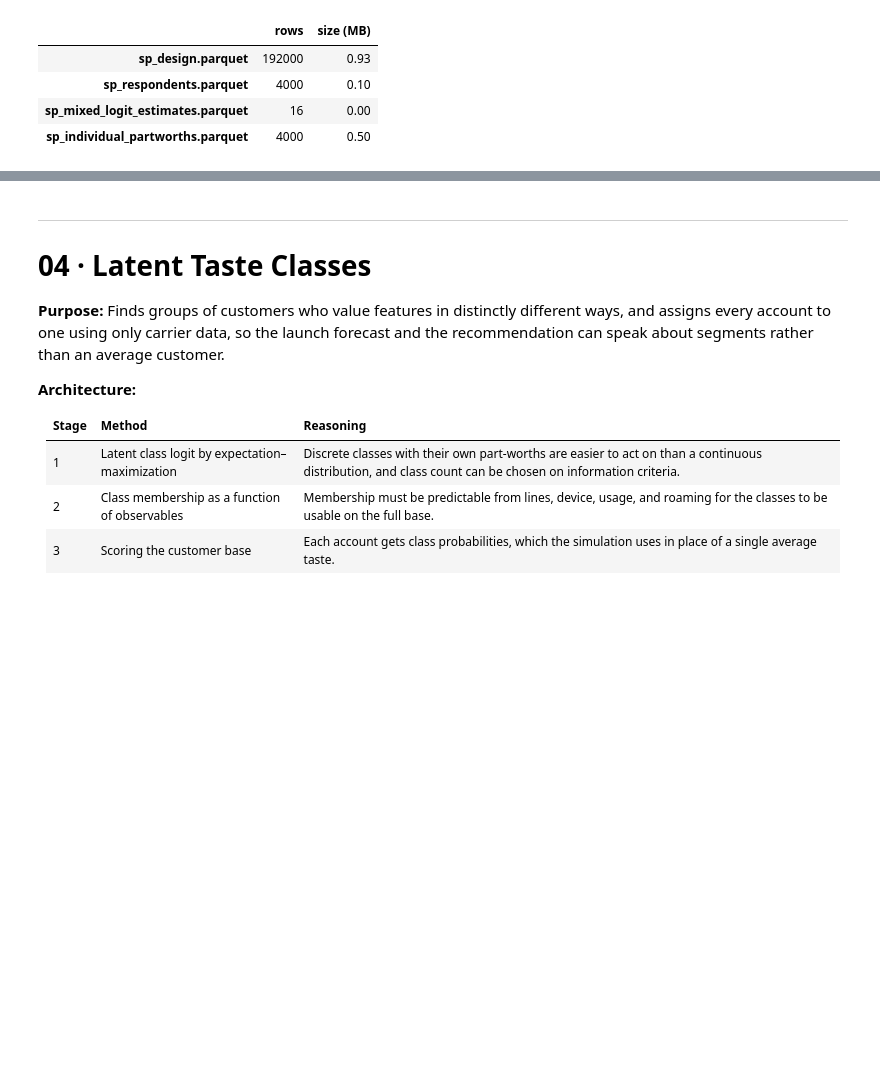
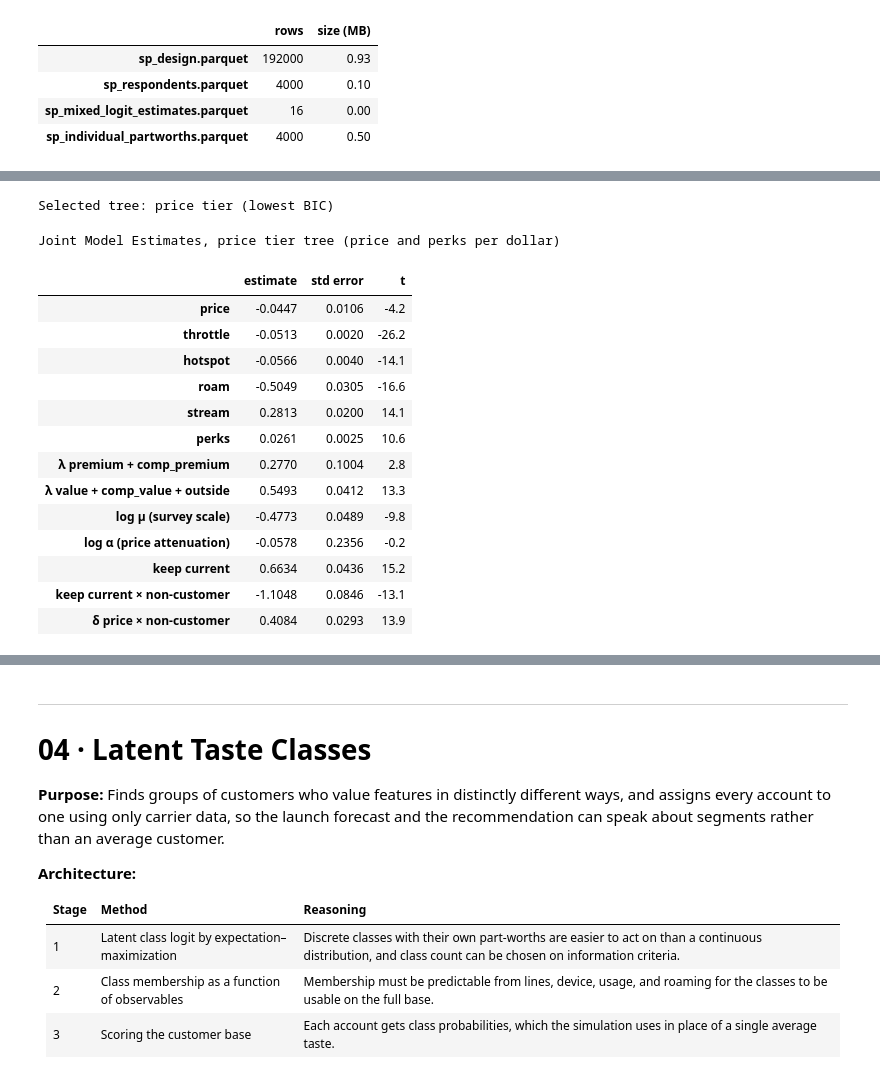
Before and after one commit to paforsey/data-science-portfolio, a Jupyter notebook: case-studies/rate-plan-cannibalization/01_choice_model_estimation.ipynb, the cells around one changed output, grey strips where cells are left out. Saved outputs shown, nothing was run; the diff lists cells and outputs as text; code cells hidden in the pictures; blank space fills up the shorter version.

```diff
--- a/case-studies/rate-plan-cannibalization/01_choice_model_estimation.ipynb
+++ b/case-studies/rate-plan-cannibalization/01_choice_model_estimation.ipynb
@@ -1491,0 +1804,42 @@ display(pd.DataFrame({'rows': [len(df) for df in exports.values()], 'size (MB)':
+# %%
+# Estimate Standard Errors for the Selected Tree
+SELECTED_TREE = min(joint_fits, key = lambda t: comparison.loc[t, 'BIC'])
+theta_joint = joint_fits[SELECTED_TREE].x
+names_joint = joint_names(SELECTED_TREE)
+
+step = 1e-5
+hessian = np.column_stack([
+    (joint_likelihood(theta_joint + e, SELECTED_TREE)[1] - joint_likelihood(theta_joint - e, SELECTED_TREE)[1]) / (2 * step)
+    for e in np.eye(len(theta_joint)) * step
+])
+hessian = (hessian + hessian.T) / 2
+scores_rp, scores_sp = joint_likelihood(theta_joint, SELECTED_TREE, scores = True)
+clustered = np.vstack([pd.DataFrame(scores_rp).groupby(rp_train['account_id'].to_numpy()).sum().to_numpy(), scores_sp])
+bread = np.linalg.pinv(hessian)
+se_joint = np.sqrt(np.diag(bread @ (clustered.T @ clustered) @ bread))
+
+joint_estimates = pd.DataFrame({'estimate': theta_joint, 'std error': se_joint}, index = names_joint)
+unit = pd.Series(1.0, index = names_joint)
+unit[JOINT_BETA] = JOINT_SCALE
+joint_estimates = joint_estimates.div(unit, axis = 0)
+joint_estimates['t'] = joint_estimates['estimate'] / joint_estimates['std error']
+print(f'Selected tree: {SELECTED_TREE} (lowest BIC)')
+display(joint_estimates.drop(index = JOINT_CONSTANTS).style.format({'estimate': '{:.4f}', 'std error': '{:.4f}', 't': '{:.1f}'})
+        .set_caption(f'Joint Model Estimates, {SELECTED_TREE} tree (price and perks per dollar)'))
+# %% [output]
+Selected tree: price tier (lowest BIC)
+Joint Model Estimates, price tier tree (price and perks per dollar)
+|  | estimate | std error | t |
+| price | -0.0447 | 0.0106 | -4.2 |
+| throttle | -0.0513 | 0.0020 | -26.2 |
+| hotspot | -0.0566 | 0.0040 | -14.1 |
+| roam | -0.5049 | 0.0305 | -16.6 |
+| stream | 0.2813 | 0.0200 | 14.1 |
+| perks | 0.0261 | 0.0025 | 10.6 |
+| λ premium + comp_premium | 0.2770 | 0.1004 | 2.8 |
+| λ value + comp_value + outside | 0.5493 | 0.0412 | 13.3 |
+| log μ (survey scale) | -0.4773 | 0.0489 | -9.8 |
+| log α (price attenuation) | -0.0578 | 0.2356 | -0.2 |
+| keep current | 0.6634 | 0.0436 | 15.2 |
+| keep current × non-customer | -1.1048 | 0.0846 | -13.1 |
+| δ price × non-customer | 0.4084 | 0.0293 | 13.9 |
```
Also changed, not shown: parts of 19 cells of this notebook.
